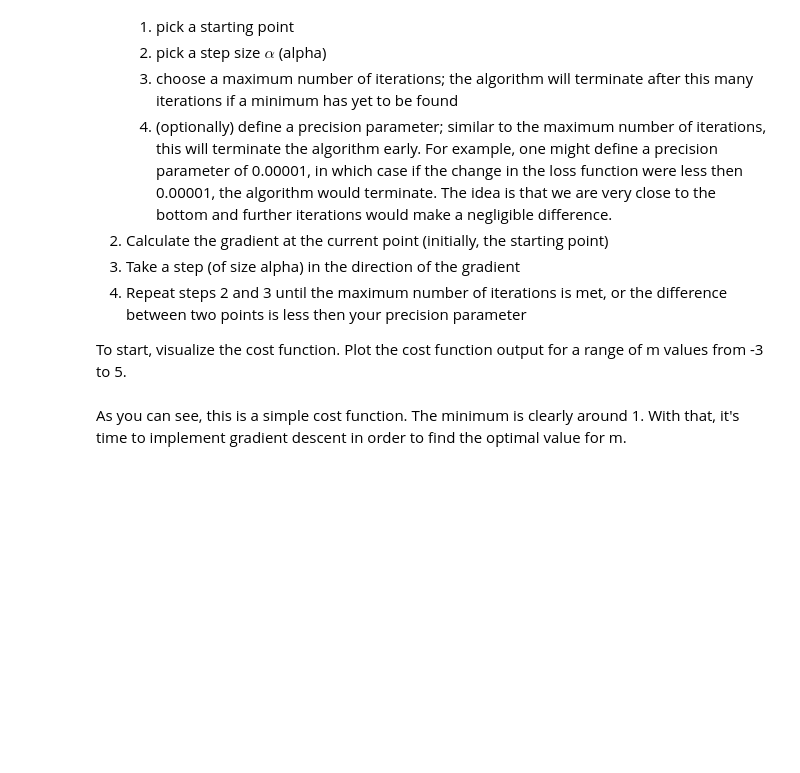
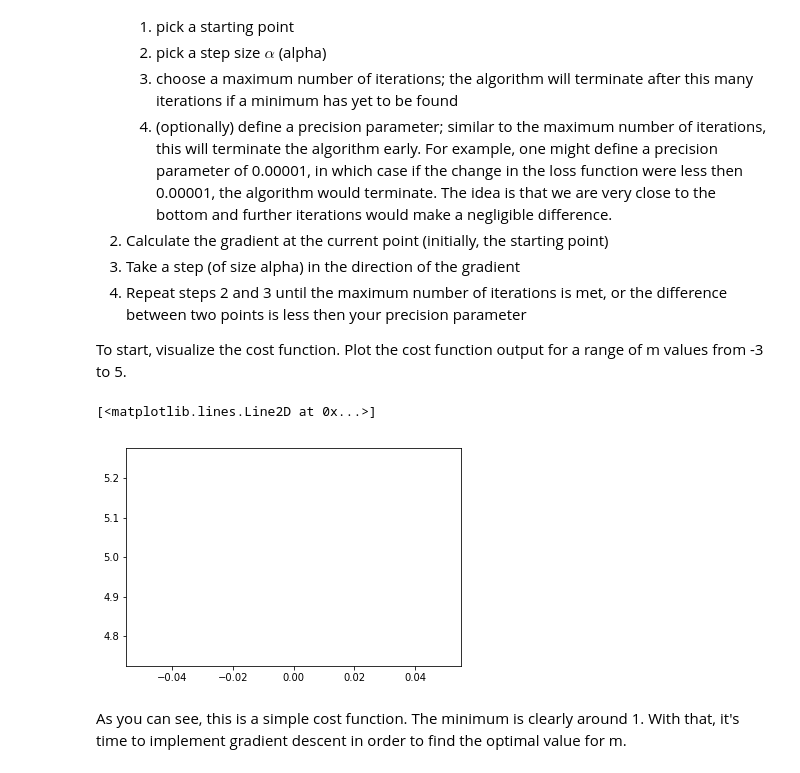
Before and after one commit to asafi1997/dsc-gradient-descent-lab-nyc-ds-060319, a Jupyter notebook: index.ipynb, the cells around one changed output. Saved outputs shown, nothing was run; the diff lists cells and outputs as text; code cells hidden in the pictures; blank space fills up the shorter version.

```diff
--- a/index.ipynb
+++ b/index.ipynb
@@ -93,9 +93,12 @@ To start, visualize the cost function. Plot the cost function output for a range
 # %%
 #Your code here
 list_ = []
 for m in range(-3,6):
     list_.append(rss(m))
-plt.plt(m)
+plt.plot(m)
+# %% [output]
+[<matplotlib.lines.Line2D at 0x...>]
+[figure, added]
 # %% [markdown]
 As you can see, this is a simple cost function. The minimum is clearly around 1. With that, it's time to implement gradient descent in order to find the optimal value for m.
 # %%
```
